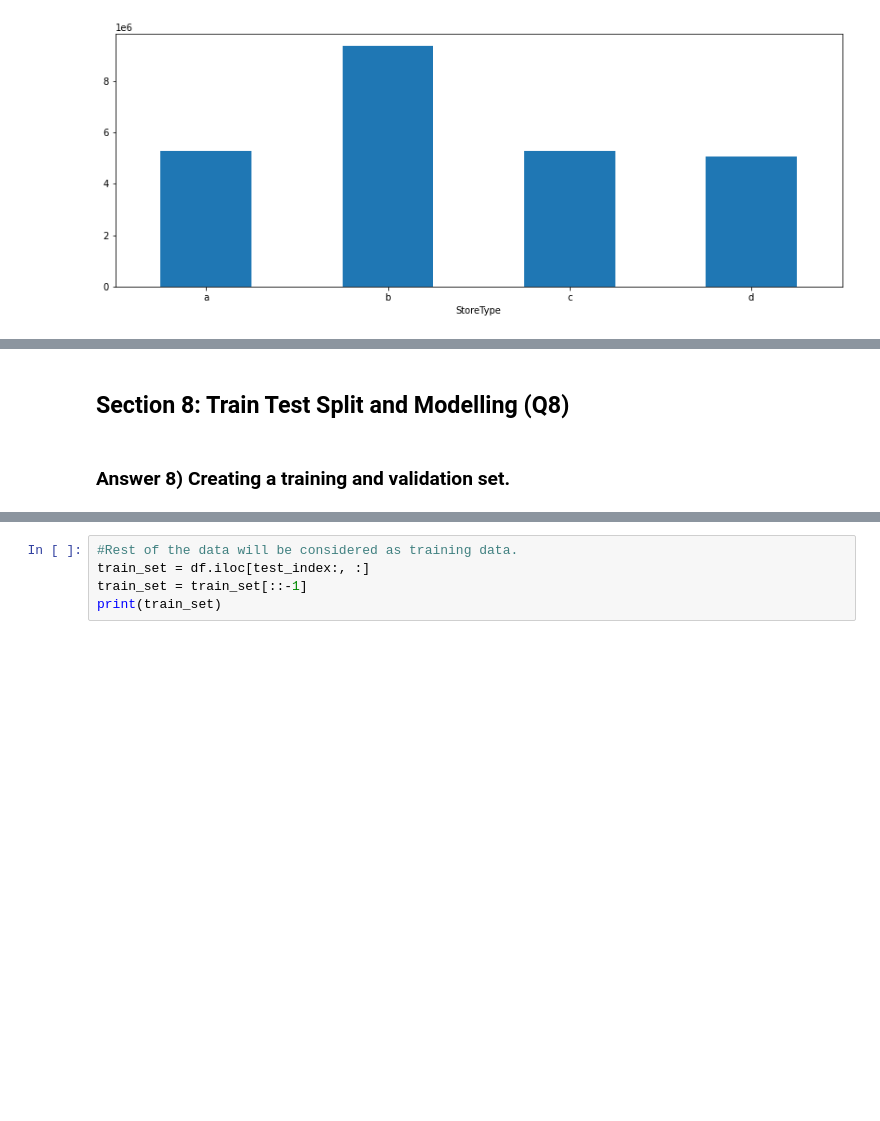
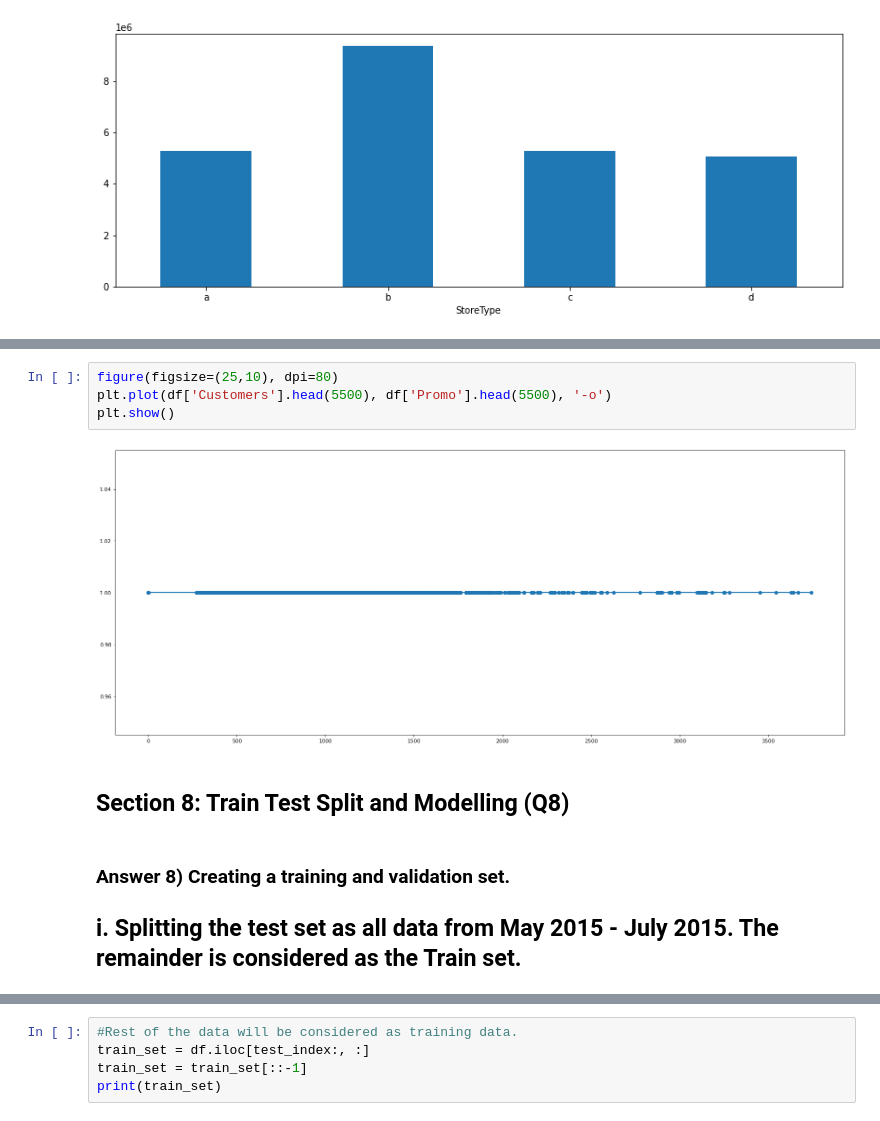
Before and after one commit to babuaravind/Rossman-Store-Sales, a Jupyter notebook: Babu_Aravind_Sivamani_cse519_hw3_bond_james_123456789.ipynb, the cells around one changed output, grey strips where cells are left out. Drawn from its saved outputs; the diff is of its cells as text; blank space fills up the shorter version.

```diff
--- a/Babu_Aravind_Sivamani_cse519_hw3_bond_james_123456789.ipynb
+++ b/Babu_Aravind_Sivamani_cse519_hw3_bond_james_123456789.ipynb
@@ -706,5 +747,12 @@ barplotter2 = bars2.plot.bar(x="Store Type", y="total sale", rot=0, figsize=(14,
+# %%
+figure(figsize=(25,10), dpi=80)
+plt.plot(df['Customers'].head(5500), df['Promo'].head(5500), '-o')
+plt.show()
+# %% [output]
+[figure, added]
 # %% [markdown]
 ## **Section 8: Train Test Split and Modelling (Q8)**
 # %% [markdown]
 ### Answer 8) Creating a training and validation set.
+## i. Splitting the test set as all data from May 2015 - July 2015. The remainder is considered as the Train set.
 # %%
```
Also changed, not shown: parts of 66 cells of this notebook.
